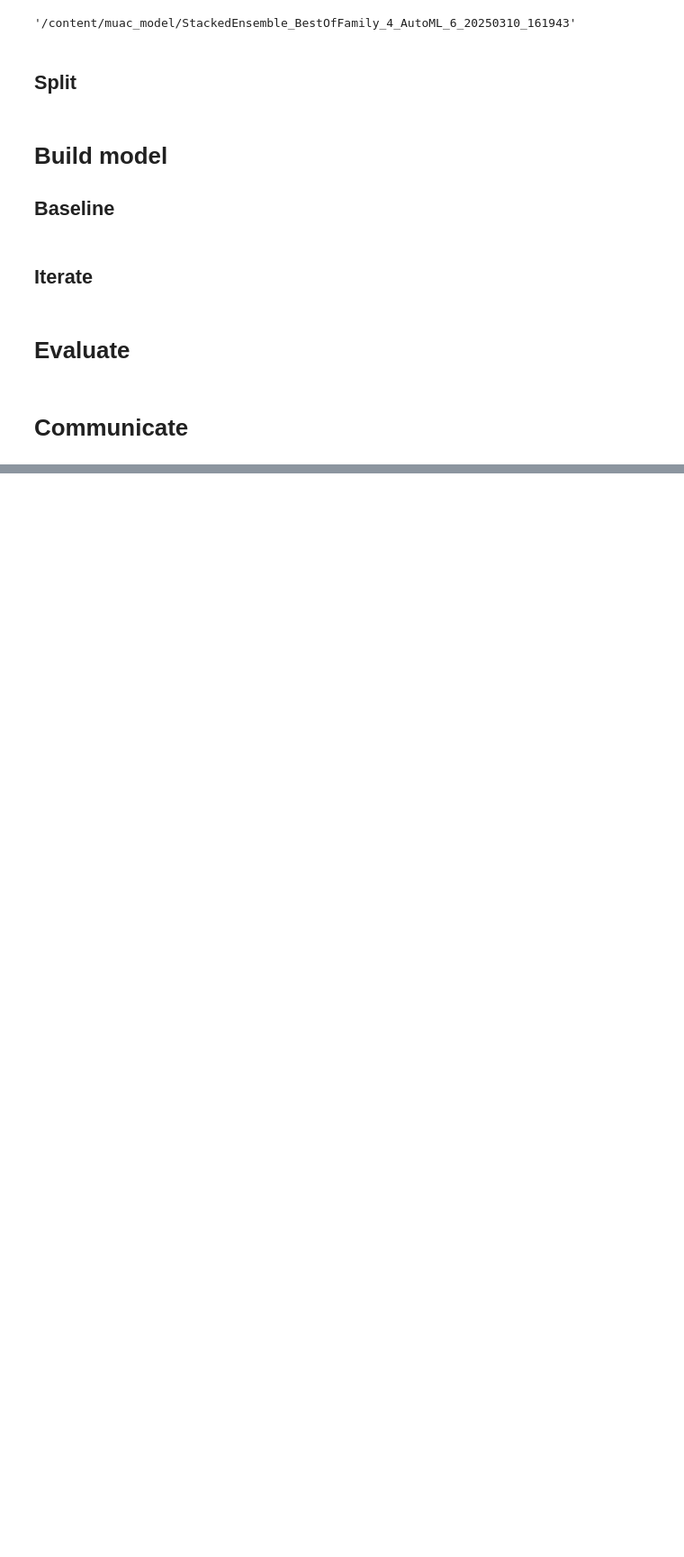
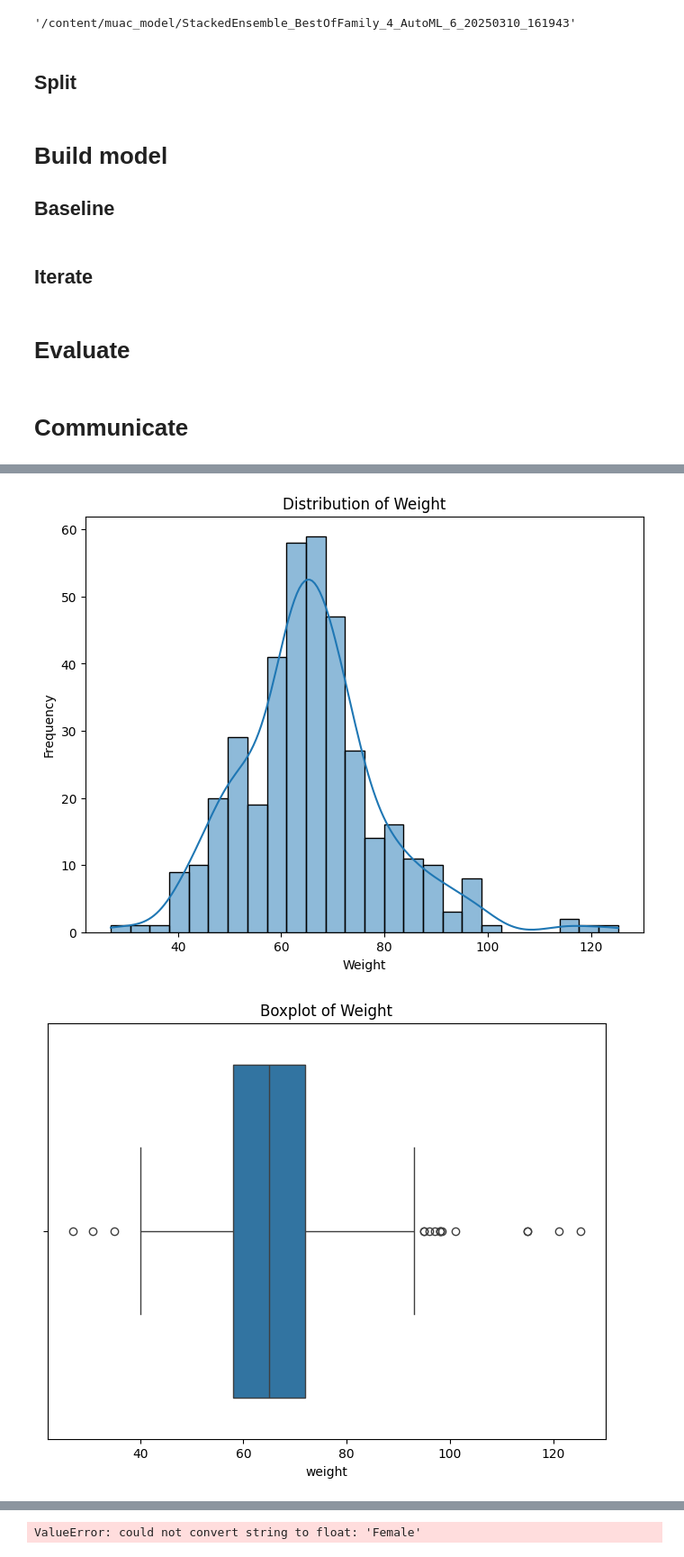
Before and after one commit to KomlaRD/Adult-Weight-Estimation, a Jupyter notebook: muac_machine_learning.ipynb, the cells around one changed output, grey strips where cells are left out. Shown at 90% size. Cells and saved outputs as stored; diff of their text form; code cells hidden in the pictures; blank space fills up the shorter version.

```diff
--- a/muac_machine_learning.ipynb
+++ b/muac_machine_learning.ipynb
@@ -405,0 +1060,16 @@ StackedEnsemble_AllModels_1_AutoML_6_20250310_161943     5.75514  33.1217  4.307
+# %%
+import pandas as pd
+
+try:
+    df = pd.read_csv('muac.csv')
+    display(df.head())
+    print(df.shape)
+except FileNotFoundError:
+    print("Error: 'muac.csv' not found.")
+    df = None
+except pd.errors.EmptyDataError:
+    print("Error: 'muac.csv' is empty.")
+    df = None
+except pd.errors.ParserError:
+    print("Error: 'muac.csv' has parsing issues.")
+    df = None
@@ -405,0 +1092,59 @@ StackedEnsemble_AllModels_1_AutoML_6_20250310_161943     5.75514  33.1217  4.307
+# %%
+import matplotlib.pyplot as plt
+import seaborn as sns
+
+# 1. Examine data types and descriptive statistics
+print(df.info())
+print(df.describe())
+
+# 2. Analyze target variable distribution
+print(df['weight'].describe())
+plt.figure(figsize=(8, 6))
+sns.histplot(df['weight'], kde=True)
+plt.title('Distribution of Weight')
+plt.xlabel('Weight')
+plt.ylabel('Frequency')
+plt.show()
+
+plt.figure(figsize=(8, 6))
+sns.boxplot(x=df['weight'])
+plt.title('Boxplot of Weight')
+plt.show()
+
+# 3. Check for missing values
+print(df.isnull().sum())
+
+# 4. Explore relationships between features and target
+plt.figure(figsize=(12, 10))
+
+plt.subplot(2, 2, 1)
+sns.scatterplot(x='age', y='weight', data=df)
+plt.title('Age vs. Weight')
+
+plt.subplot(2, 2, 2)
+sns.scatterplot(x='height', y='weight', data=df)
+plt.title('Height vs. Weight')
+
+plt.subplot(2, 2, 3)
+sns.scatterplot(x='muac', y='weight', data=df)
+plt.title('MUAC vs. Weight')
+
+plt.subplot(2, 2, 4)
+sns.scatterplot(x='bmi', y='weight', data=df)
+plt.title('BMI vs. Weight')
+
+plt.tight_layout()
+plt.show()
+
+print(df.corr()['weight'])
+
+
+# 5. Identify potential outliers
+plt.figure(figsize=(12, 10))
+for i, col in enumerate(['age', 'height', 'muac', 'bmi']):
+    plt.subplot(2, 2, i + 1)
+    sns.boxplot(x=df[col])
+    plt.title(f'Boxplot of {col}')
+plt.tight_layout()
+plt.show()
+# %% [output]
@@ -405,0 +1168,2 @@ StackedEnsemble_AllModels_1_AutoML_6_20250310_161943     5.75514  33.1217  4.307
+[figure, added]
+[figure, added]
@@ -405,0 +1183 @@ StackedEnsemble_AllModels_1_AutoML_6_20250310_161943     5.75514  33.1217  4.307
+ValueError: could not convert string to float: 'Female'
```
Also changed, not shown: parts of 73 cells of this notebook.
